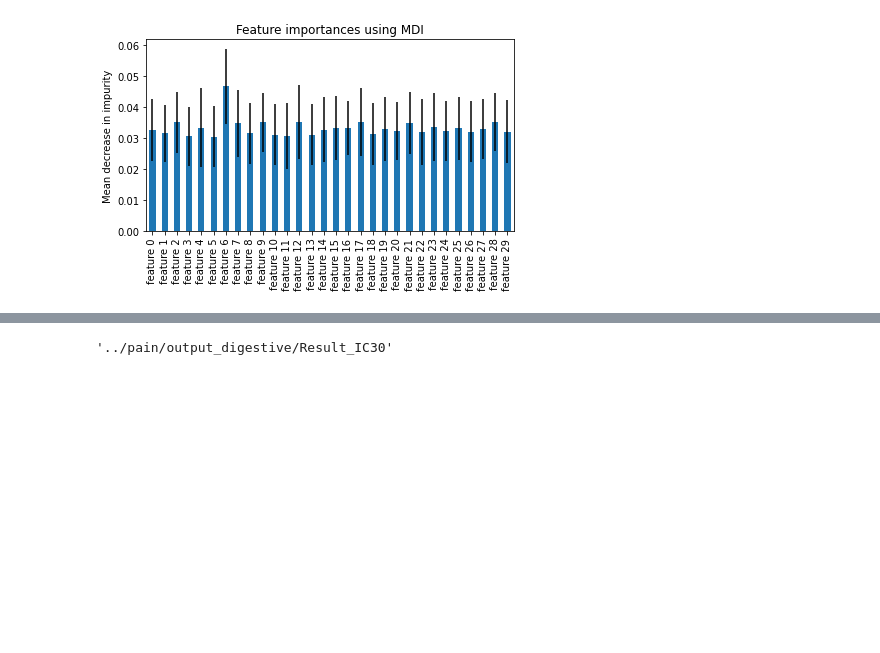
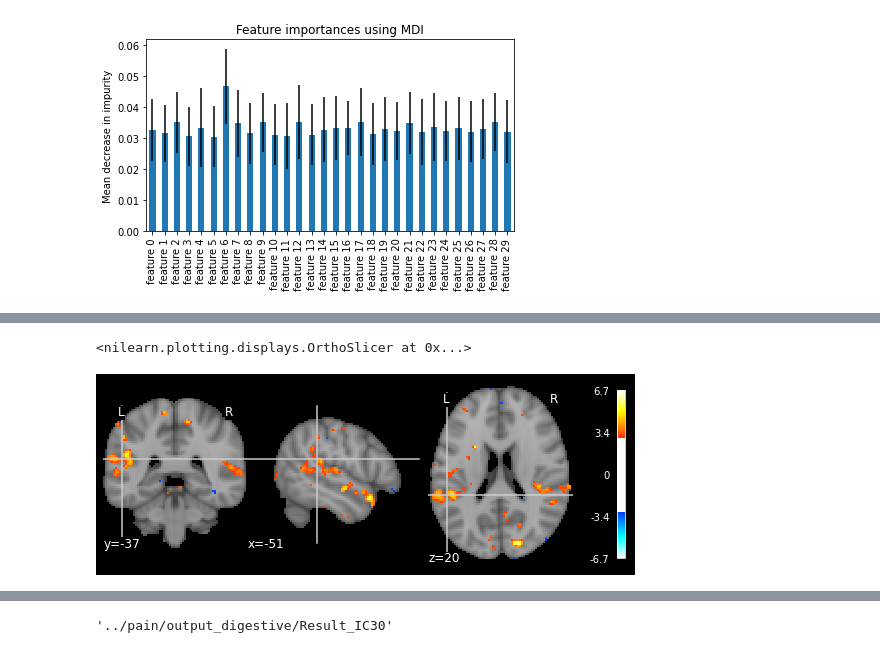
Before and after one commit to syzhang/bfl_extract, a Jupyter notebook: dev_clf.ipynb, the cells around one changed output, grey strips where cells are left out. Saved outputs shown, nothing was run; the diff lists cells and outputs as text; code cells hidden in the pictures; blank space fills up the shorter version.

```diff
--- a/dev_clf.ipynb
+++ b/dev_clf.ipynb
@@ -204,0 +280,5 @@ fig.tight_layout()
+# %%
+plot_stat_map(img_reshape_ni, bg_img=mask_path, threshold=3) # feature2
+# %% [output]
+<nilearn.plotting.displays.OrthoSlicer at 0x...>
+[figure, added]
```
Also changed, not shown: parts of 39 cells of this notebook.
